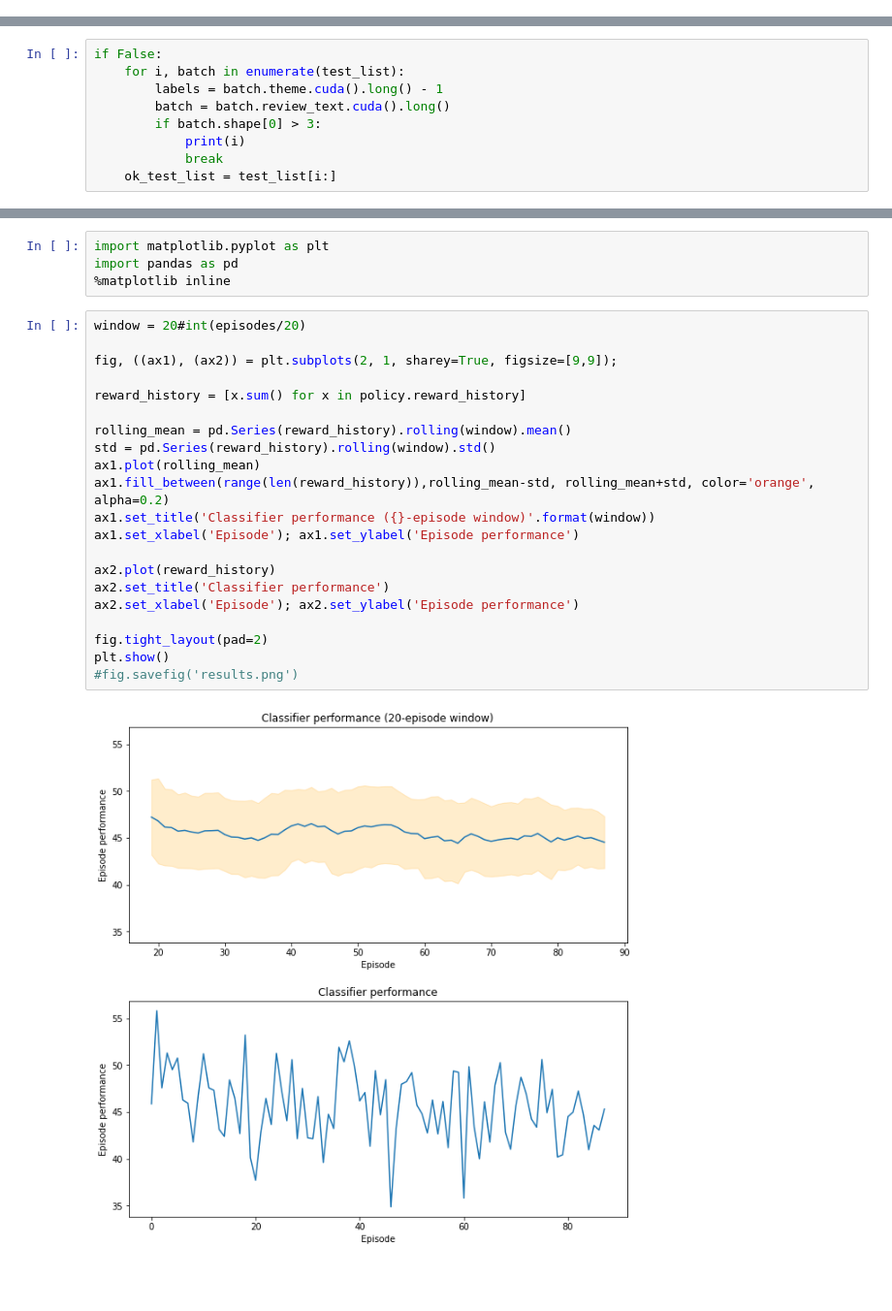
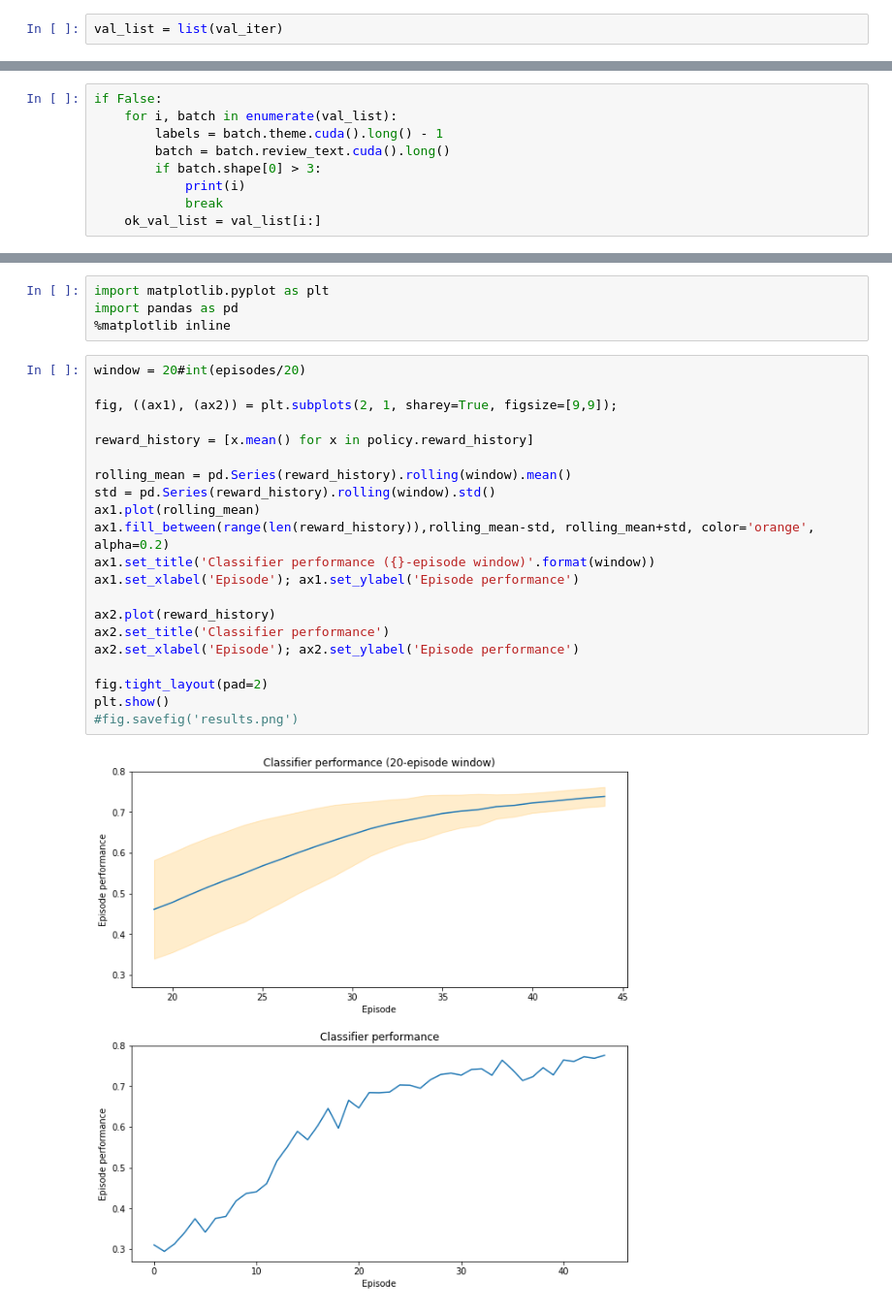
Before and after one commit to bcsaldias/conditional-seqlevel-lm, a Jupyter notebook: 04-baseline+reward.ipynb, the cells around one changed output, grey strips where cells are left out. Shown at 97% size. Cells and saved outputs as stored; diff of their text form; blank space fills up the shorter version.

Commit message:
Updated reward and plot

```diff
--- a/04-baseline+reward.ipynb
+++ b/04-baseline+reward.ipynb
@@ -17,3 +15,5 @@ test_list = list(test_iter)
+# %%
+val_list = list(val_iter)
 # %%
 from baseline_model import BaseModel, repackage_hidden
 # %%
@@ -129,13 +125,13 @@ def main(episodes, policy, optimizer, source, top_k):
     print('\n\n')
 # %%
 if False:
-    for i, batch in enumerate(test_list):
+    for i, batch in enumerate(val_list):
         labels = batch.theme.cuda().long() - 1
         batch = batch.review_text.cuda().long()
         if batch.shape[0] > 3:
             print(i)
             break
-    ok_test_list = test_list[i:]
+    ok_val_list = val_list[i:]
 # %%
 class ReinforcedModel(nn.Module):
 
@@ -220,23 +198,23 @@ import pandas as pd
 # %%
 window = 20#int(episodes/20)
 
 fig, ((ax1), (ax2)) = plt.subplots(2, 1, sharey=True, figsize=[9,9]);
 
-reward_history = [x.sum() for x in policy.reward_history]
+reward_history = [x.mean() for x in policy.reward_history]
 
 rolling_mean = pd.Series(reward_history).rolling(window).mean()
 std = pd.Series(reward_history).rolling(window).std()
 ax1.plot(rolling_mean)
 ax1.fill_between(range(len(reward_history)),rolling_mean-std, rolling_mean+std, color='orange', alpha=0.2)
 ax1.set_title('Classifier performance ({}-episode window)'.format(window))
 ax1.set_xlabel('Episode'); ax1.set_ylabel('Episode performance')
 
 ax2.plot(reward_history)
 ax2.set_title('Classifier performance')
 ax2.set_xlabel('Episode'); ax2.set_ylabel('Episode performance')
 
 fig.tight_layout(pad=2)
 plt.show()
 #fig.savefig('results.png')
 # %% [output]
-[figure, old version]
+[figure, new version]
```
Also changed, not shown: parts of 10 cells of this notebook.
